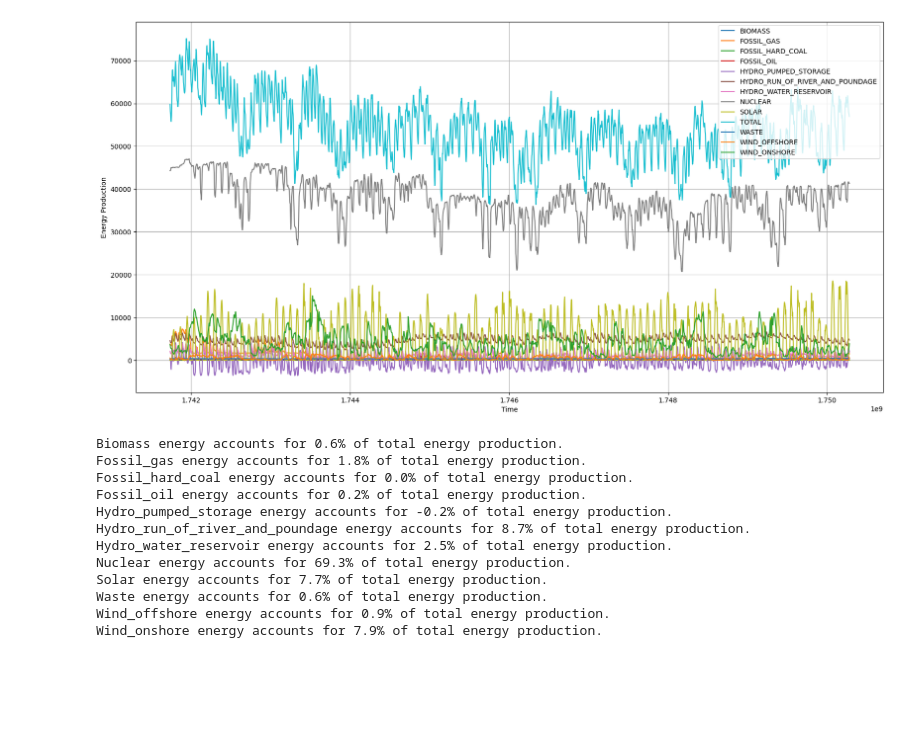
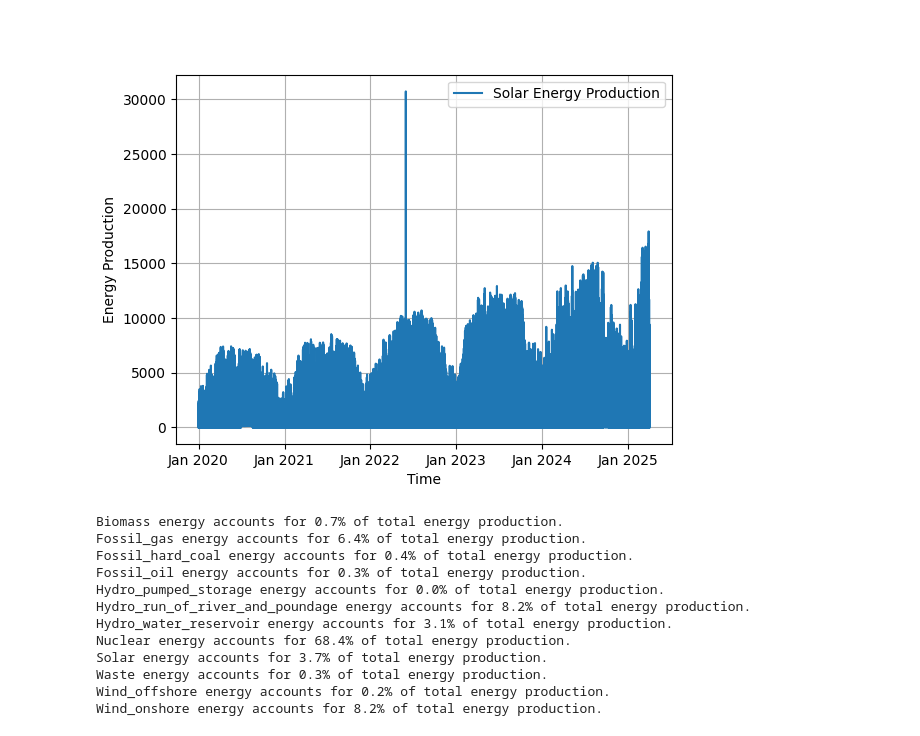
Before and after one commit to samir-adh/solar-energy-prediction, a Jupyter notebook: notebooks/plot_solar_data.ipynb, the cells around one changed output. Saved outputs shown, nothing was run; the diff lists cells and outputs as text; code cells hidden in the pictures; blank space fills up the shorter version.

Commit message:
fixed date issue on energy api request and collected data of the last 5 years

```diff
--- a/notebooks/plot_solar_data.ipynb
+++ b/notebooks/plot_solar_data.ipynb
@@ -7,7 +7,7 @@ import pandas as pd
 import os
 import numpy as np
 
-datasets_path = "data"
+datasets_path = "data/energy"
 csv_files: list[str] = []
 for root, dirs, files in os.walk(datasets_path):
     for file in files:
@@ -16,16 +16,23 @@ for root, dirs, files in os.walk(datasets_path):
 
 data = dict()
 for file in csv_files:
-    data[file.split('/')[-1].split('.')[0]] = pd.read_csv(file,index_col=0)
+    data[file.split('/')[-1].split('.')[0]] = pd.read_csv(file, index_col=0)
 
 
 # Check that the timestamps are the same for all recordings
-key = 'end'
+key = 'start'
 t_diff = np.zeros((len(data), len(data)))
-for i,value1 in enumerate( data.values()):
-    for j, value2 in enumerate( data.values()):
-        d = np.sum(value1[key] - value2[key])
-        t_diff[i,j] = d
+for i, (production_type_A,data_A) in enumerate(data.items()):
+    for j, (production_type_B,data_B) in enumerate(data.items()):
+        try :
+            d = data_A[key] - data_B[key]
+            total_diff = np.sum(d)
+            average_diff = total_diff/len(d)
+            t_diff[i, j] = total_diff
+            if total_diff != 0:
+                print(f"{production_type_A} vs {production_type_B} average diff : {average_diff}")
+        except KeyError as e:
+            print(production_type_A)
 
 print(t_diff)
 # %% [output]
@@ -66,35 +77,40 @@ fused_dataframe
 # %%
 import matplotlib.pyplot as plt
+import matplotlib.dates as mdates
+%matplotlib widget
+# plt.figure(figsize=(10, 5))
+plt.figure()
+fused_dataframe['Time'] = pd.to_datetime(fused_dataframe['Time'], unit='s')
+plt.gca().xaxis.set_major_formatter(mdates.DateFormatter('%b %Y'))
 
-plt.figure(figsize=(20, 10))
-for column in fused_dataframe.columns:
-    if column == 'Time':
-        continue
-    plt.plot(fused_dataframe['Time'], fused_dataframe[column], label=column)
+# for column in fused_dataframe.columns:
+#     if column == 'Time':
+#         continue
+#     plt.plot(fused_dataframe['Time'], fused_dataframe[column], label=column)
+plt.plot(fused_dataframe['Time'], fused_dataframe['SOLAR'], label='Solar Energy Production')
 plt.xlabel("Time")
 plt.ylabel("Energy Production")
 plt.legend()
 plt.grid()
 plt.show()
 
 for column in fused_dataframe.columns:
     if column in ['Time', 'TOTAL']:
         continue
-
     contribution = np.sum(
         fused_dataframe[column]) / np.sum(fused_dataframe['TOTAL'])
     print(f"{column.capitalize()} energy accounts for {contribution*100:.1f}% of total energy production.")
 # %% [output]
-[figure, old version]
+[figure, new version]
-Biomass energy accounts for 0.6% of total energy production.
-Fossil_gas energy accounts for 1.8% of total energy production.
-Fossil_hard_coal energy accounts for 0.0% of total energy production.
-Fossil_oil energy accounts for 0.2% of total energy production.
-Hydro_pumped_storage energy accounts for -0.2% of total energy production.
-Hydro_run_of_river_and_poundage energy accounts for 8.7% of total energy production.
-Hydro_water_reservoir energy accounts for 2.5% of total energy production.
-Nuclear energy accounts for 69.3% of total energy production.
-Solar energy accounts for 7.7% of total energy production.
-Waste energy accounts for 0.6% of total energy production.
-Wind_offshore energy accounts for 0.9% of total energy production.
-Wind_onshore energy accounts for 7.9% of total energy production.
+Biomass energy accounts for 0.7% of total energy production.
+Fossil_gas energy accounts for 6.4% of total energy production.
+Fossil_hard_coal energy accounts for 0.4% of total energy production.
+Fossil_oil energy accounts for 0.3% of total energy production.
+Hydro_pumped_storage energy accounts for 0.0% of total energy production.
+Hydro_run_of_river_and_poundage energy accounts for 8.2% of total energy production.
+Hydro_water_reservoir energy accounts for 3.1% of total energy production.
+Nuclear energy accounts for 68.4% of total energy production.
+Solar energy accounts for 3.7% of total energy production.
+Waste energy accounts for 0.3% of total energy production.
+Wind_offshore energy accounts for 0.2% of total energy production.
+Wind_onshore energy accounts for 8.2% of total energy production.
```
Also changed, not shown: parts of 3 cells of this notebook, 25 other files.
